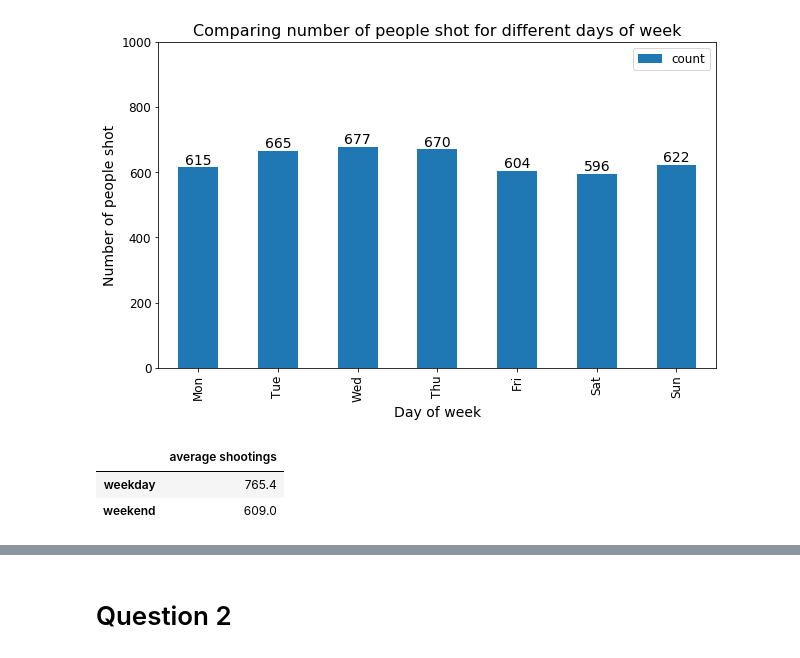
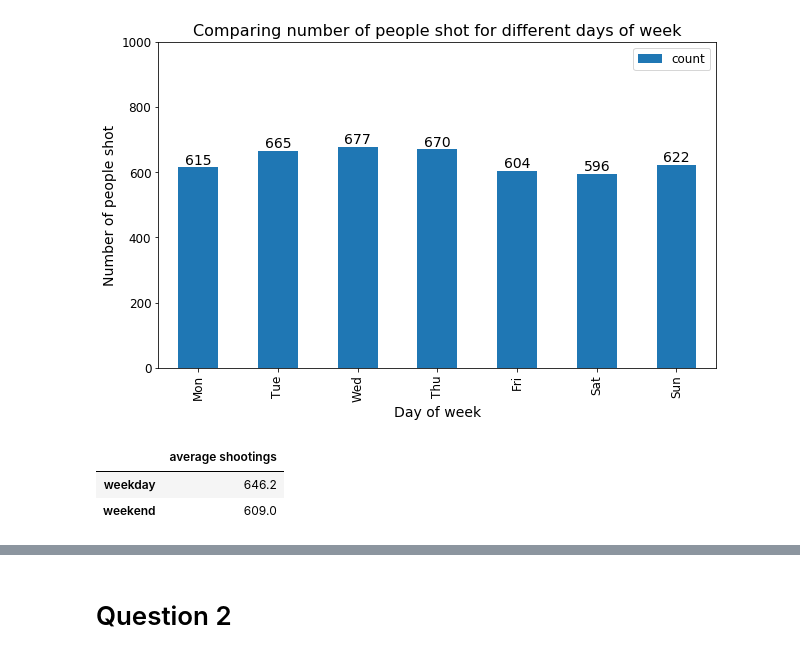
Before and after one commit to Fariddeniro/US-Shooting-Analysis, a Jupyter notebook: Project_Farid.ipynb, the cells around one changed output, grey strips where cells are left out. Drawn from its saved outputs; the diff is of its cells as text; code cells hidden in the pictures.

```diff
--- a/Project_Farid.ipynb
+++ b/Project_Farid.ipynb
@@ -206,12 +208,12 @@ None
 # %%
 df_day.head()
 index=['weekday','weekend']
 columns=['average shootings']
-list=[sum(df_day.loc[0:5, 'count'])/5,sum(df_day.loc[5:7, 'count'])/2]
+list=[sum(df_day.loc[0:4, 'count'])/5,sum(df_day.loc[5:7, 'count'])/2]
 
 average_shooting = pd.DataFrame(list,index=index, columns=columns)
 average_shooting
 # %% [output]
 |  | average shootings |
-| weekday | 765.4 |
+| weekday | 646.2 |
 | weekend | 609.0 |
```
Also changed, not shown: parts of 5 cells of this notebook.
